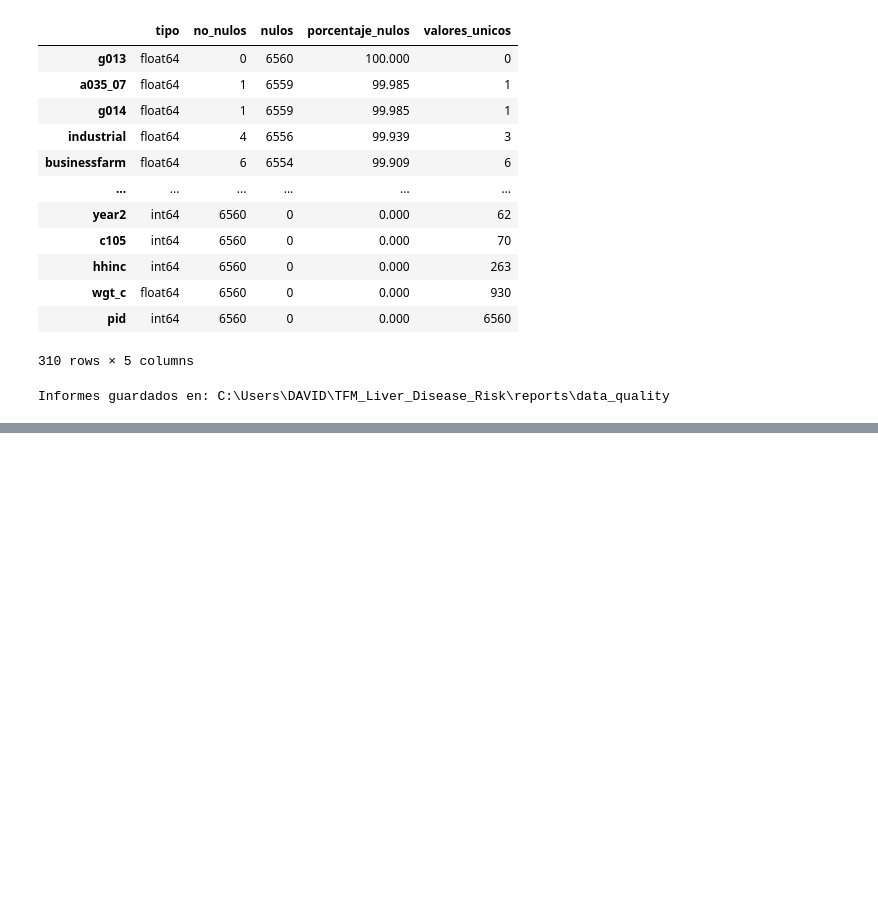
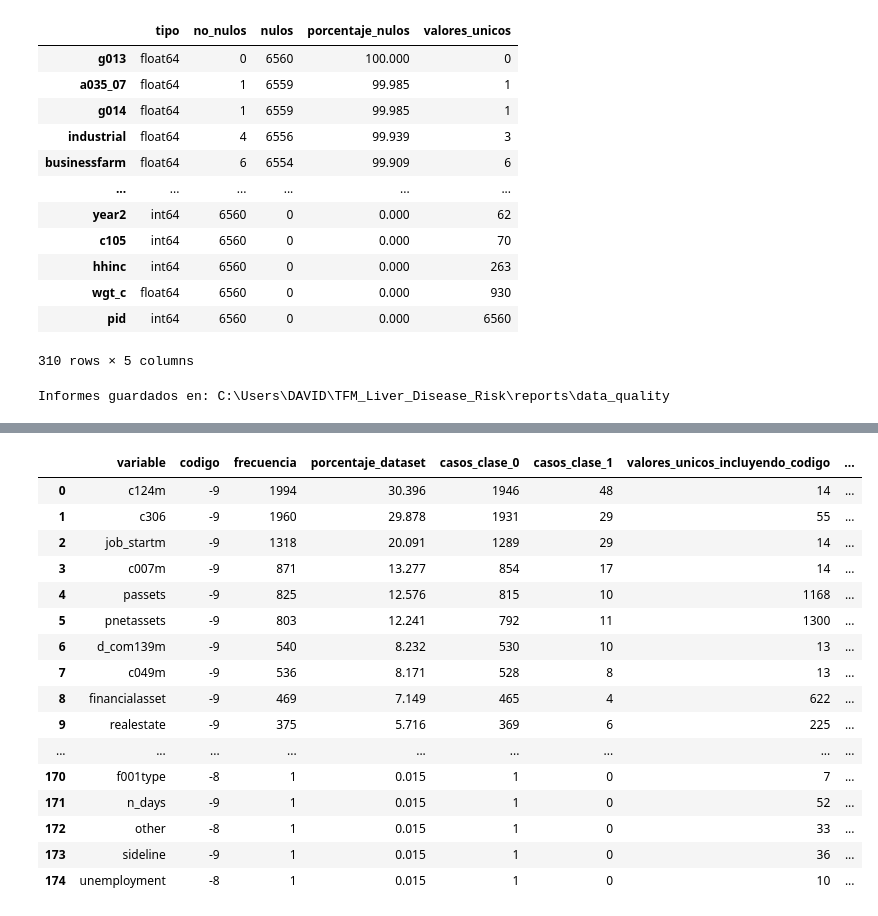
Before and after one commit to davidovi55/TFM_Liver_Disease_Risk, a Jupyter notebook: notebooks/03_data_quality_and_eda.ipynb, the cells around one changed output, grey strips where cells are left out. Cells and saved outputs as stored; diff of their text form; code cells hidden in the pictures; blank space fills up the shorter version.

```diff
--- a/notebooks/03_data_quality_and_eda.ipynb
+++ b/notebooks/03_data_quality_and_eda.ipynb
@@ -637,0 +644,9 @@ Informes guardados en: C:\Users\DAVID\TFM_Liver_Disease_Risk\reports\data_qualit
+# %%
+df_work = df.copy(deep=True)
+
+ID_COLUMN = "pid"
+WEIGHT_COLUMN = "wgt_c"
+SPECIAL_MISSING_CODES = [-8, -9]
+
+print(f"Dataset maestro: {df.shape}")
+print(f"Copia de trabajo: {df_work.shape}")
@@ -637,0 +656,75 @@ Informes guardados en: C:\Users\DAVID\TFM_Liver_Disease_Risk\reports\data_qualit
+# %%
+numeric_columns = (
+    df_work
+    .select_dtypes(include=np.number)
+    .columns
+    .tolist()
+)
+
+special_code_records = []
+
+for column in numeric_columns:
+    for code in SPECIAL_MISSING_CODES:
+        mask = df_work[column].eq(code)
+        frequency = int(mask.sum())
+
+        if frequency == 0:
+            continue
+
+        class_0_count = int(
+            (
+                mask
+                & df_work[TARGET].eq(0)
+            ).sum()
+        )
+
+        class_1_count = int(
+            (
+                mask
+                & df_work[TARGET].eq(1)
+            ).sum()
+        )
+
+        special_code_records.append({
+            "variable": column,
+            "codigo": code,
+            "frecuencia": frequency,
+            "porcentaje_dataset": frequency / len(df_work) * 100,
+            "casos_clase_0": class_0_count,
+            "casos_clase_1": class_1_count,
+            "valores_unicos_incluyendo_codigo": (
+                df_work[column].nunique(dropna=True)
+            ),
+            "nulos_originales": int(
+                df_work[column].isna().sum()
+            )
+        })
+
+special_missing_audit = (
+    pd.DataFrame(special_code_records)
+    .sort_values(
+        ["frecuencia", "variable"],
+        ascending=[False, True]
+    )
+    .reset_index(drop=True)
+)
+
+display(special_missing_audit)
+# %% [output]
+|  | variable | codigo | frecuencia | porcentaje_dataset | casos_clase_0 | casos_clase_1 | valores_unicos_incluyendo_codigo | ... |
+| 0 | c124m | -9 | 1994 | 30.396 | 1946 | 48 | 14 | ... |
+| 1 | c306 | -9 | 1960 | 29.878 | 1931 | 29 | 55 | ... |
+| 2 | job_startm | -9 | 1318 | 20.091 | 1289 | 29 | 14 | ... |
+| 3 | c007m | -9 | 871 | 13.277 | 854 | 17 | 14 | ... |
+| 4 | passets | -9 | 825 | 12.576 | 815 | 10 | 1168 | ... |
+| 5 | pnetassets | -9 | 803 | 12.241 | 792 | 11 | 1300 | ... |
+| 6 | d_com139m | -9 | 540 | 8.232 | 530 | 10 | 13 | ... |
+| 7 | c049m | -9 | 536 | 8.171 | 528 | 8 | 13 | ... |
+| 8 | financialasset | -9 | 469 | 7.149 | 465 | 4 | 622 | ... |
+| 9 | realestate | -9 | 375 | 5.716 | 369 | 6 | 225 | ... |
+| ... | ... | ... | ... | ... | ... | ... | ... | ... |
+| 170 | f001type | -8 | 1 | 0.015 | 1 | 0 | 7 | ... |
+| 171 | n_days | -9 | 1 | 0.015 | 1 | 0 | 52 | ... |
+| 172 | other | -8 | 1 | 0.015 | 1 | 0 | 33 | ... |
+| 173 | sideline | -9 | 1 | 0.015 | 1 | 0 | 36 | ... |
+| 174 | unemployment | -8 | 1 | 0.015 | 1 | 0 | 10 | ... |
```
Also changed, not shown: parts of 13 cells of this notebook, 50 other files.
